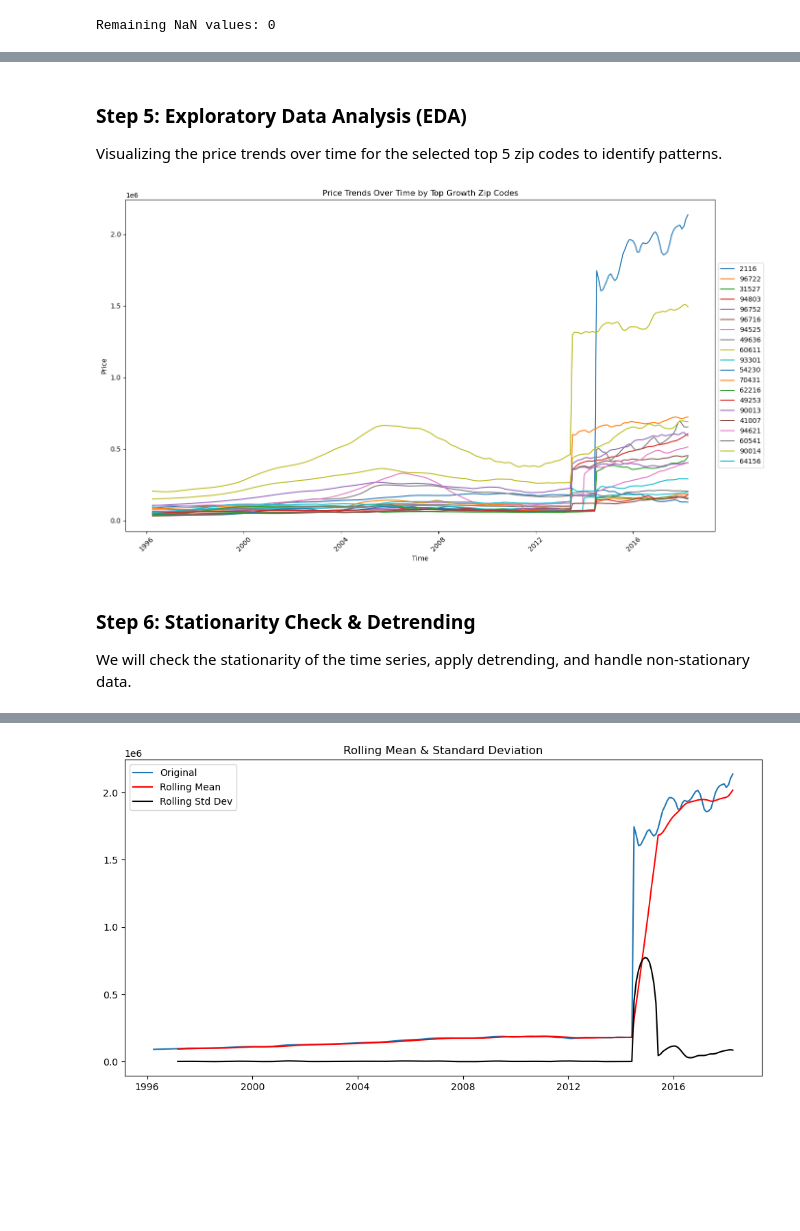
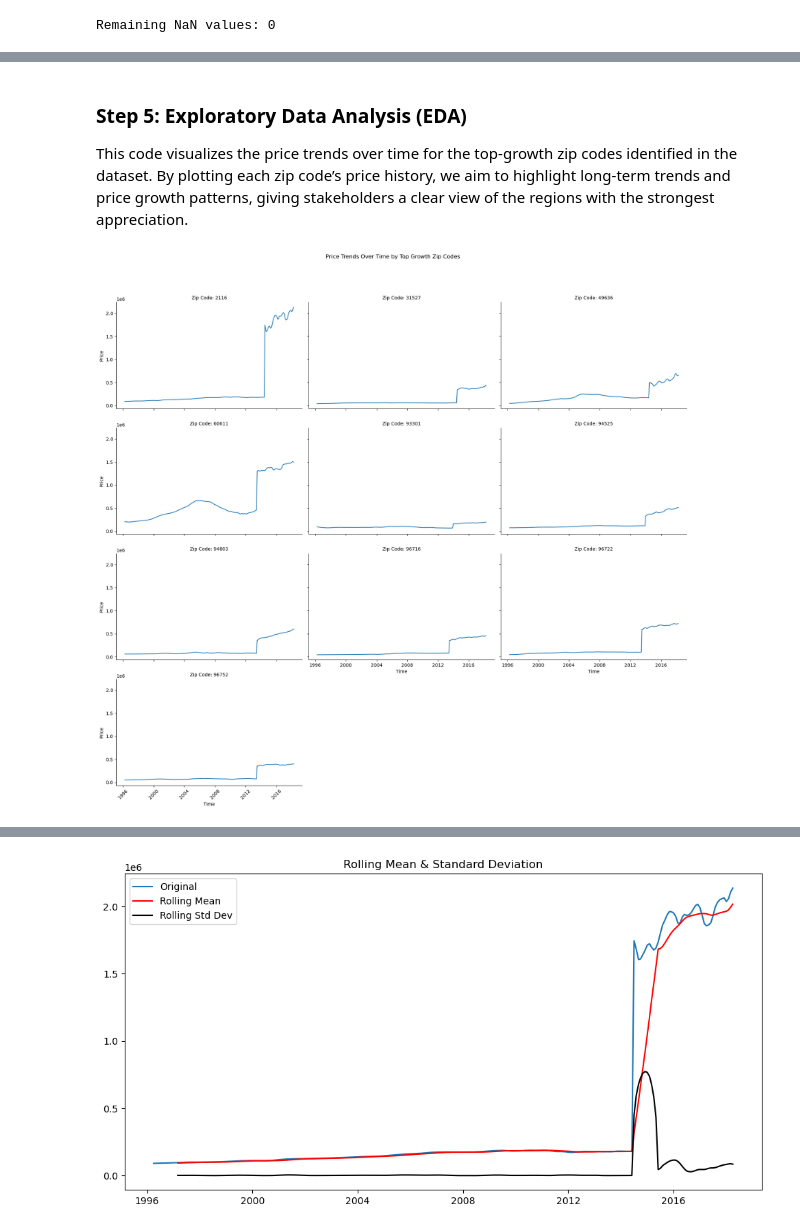
Before and after one commit to nealiyer88/Zillow, a Jupyter notebook: Zillow Rough.ipynb, the cells around one changed output, grey strips where cells are left out. Cells and saved outputs as stored; diff of their text form; code cells hidden in the pictures; blank space fills up the shorter version.

```diff
--- a/Zillow Rough.ipynb
+++ b/Zillow Rough.ipynb
@@ -104,25 +142,21 @@ Top 5 growth zip codes for investment: [2116, 96722, 31527, 94803, 96752, 96716,
 # %% [markdown]
-### **Step 5: Exploratory Data Analysis (EDA)**
-Visualizing the price trends over time for the selected top 5 zip codes to identify patterns.
+### Step 5: Exploratory Data Analysis (EDA)
+
+This code visualizes the price trends over time for the top-growth zip codes identified in the dataset. By plotting each zip code’s price history, we aim to highlight long-term trends and price growth patterns, giving stakeholders a clear view of the regions with the strongest appreciation.
-# %%
-# Visualization of trends for top growth zip codes
-plt.figure(figsize=(14, 8))
-
-for zip_code in top_growth_zip_codes:
-    zip_data = df_long[df_long['RegionName'] == zip_code].set_index('time')['price']
-
-    # Plot each zip code's trend
-    plt.plot(zip_data.index, zip_data.values, label=str(zip_code))
-
-plt.legend(loc='center left', bbox_to_anchor=(1, 0.5))
-plt.xlabel('Time')
-plt.ylabel('Price')
-plt.title('Price Trends Over Time by Top Growth Zip Codes')
-plt.xticks(rotation=45)
-plt.tight_layout()
-plt.show()
-# %% [output]
-[figure, removed]
-# %% [markdown]
-### **Step 6: Stationarity Check & Detrending**
-We will check the stationarity of the time series, apply detrending, and handle non-stationary data.
+# %%
+# Filter data for top growth zip codes
+top_zip_data = df_long[df_long['RegionName'].isin(top_growth_zip_codes[:10])]  # Focus on top 5 for clarity
+
+# Initialize the FacetGrid
+g = sns.FacetGrid(top_zip_data, col="RegionName", col_wrap=3, height=4, aspect=1.5)
+g.map(sns.lineplot, "time", "price")
+
+# Add titles and labels
+g.set_titles("Zip Code: {col_name}")
+g.set_axis_labels("Time", "Price")
+g.fig.suptitle("Price Trends Over Time by Top Growth Zip Codes", y=1.05)
+plt.xticks(rotation=45)
+plt.tight_layout()
+plt.show()
+# %% [output]
+[figure, added]
```
Also changed, not shown: parts of 35 cells of this notebook.
